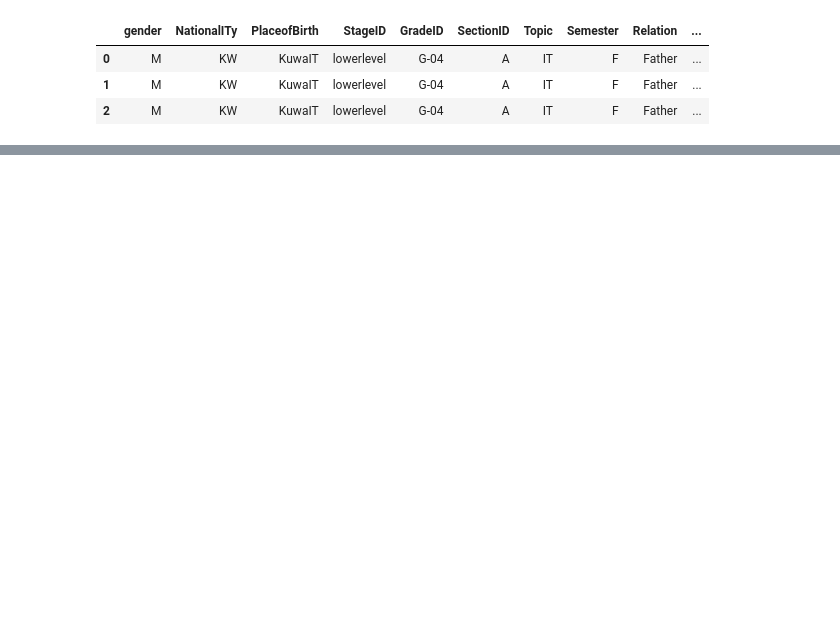
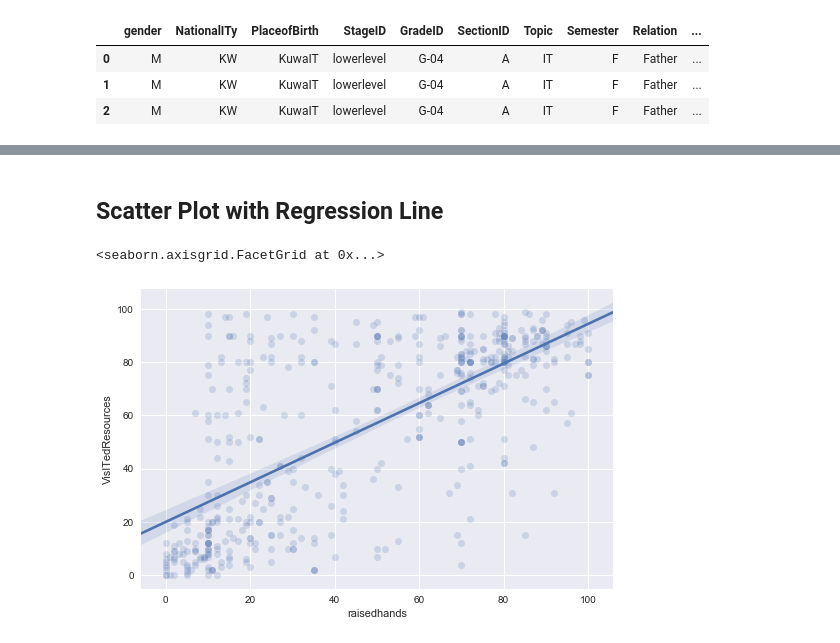
Before and after one commit to yeefanglim/datamininggroupproject, a Jupyter notebook: Project on Student Academic's Performance.ipynb, the cells around one changed output, grey strips where cells are left out. Drawn from its saved outputs; the diff is of its cells as text; code cells hidden in the pictures; blank space fills up the shorter version.

```diff
--- a/Project on Student Academic's Performance.ipynb
+++ b/Project on Student Academic's Performance.ipynb
@@ -144,0 +215,11 @@ sns.heatmap(variable_correlations)
+# %% [markdown]
+## Scatter Plot with Regression Line
+# %%
+plt.rcParams['figure.figsize'] = (8, 6)
+plt.rcParams['font.size'] = 14
+# %%
+# Seaborn scatter plot with regression line
+sns.lmplot(x='raisedhands', y='VisITedResources', data=cvtnum_sp, aspect=1.5, scatter_kws={'alpha':0.2})
+# %% [output]
+<seaborn.axisgrid.FacetGrid at 0x...>
+[figure, added]
```
Also changed, not shown: parts of 18 cells of this notebook.
